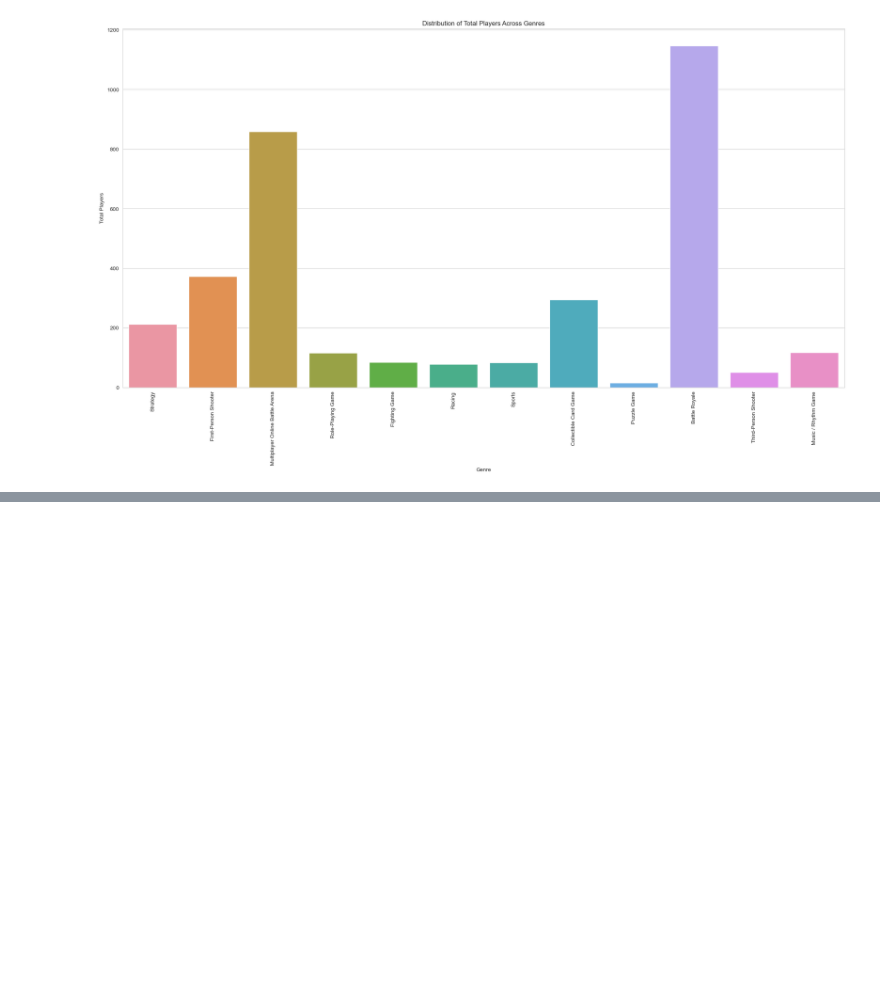
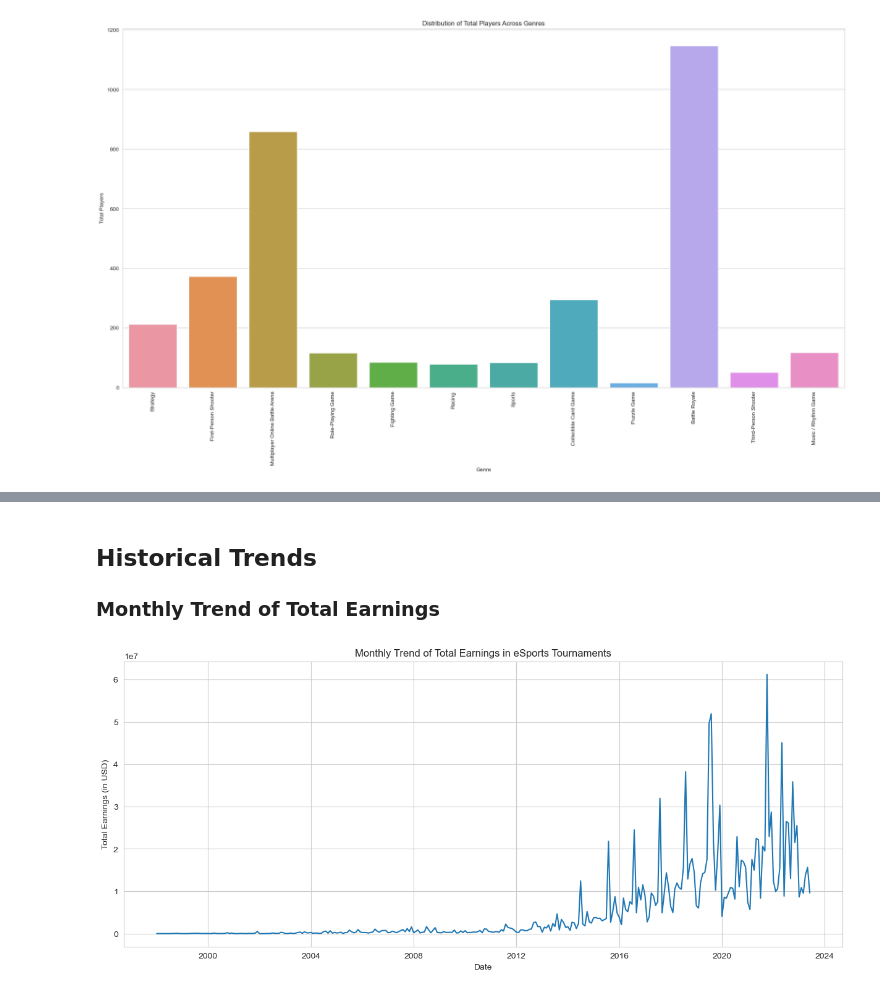
Before and after one commit to edwintyx/data-analysis-projects, a Jupyter notebook: eSports/Analysis/eSports Prize Analysis.ipynb, the cells around one changed output, grey strips where cells are left out. Cells and saved outputs as stored; diff of their text form; code cells hidden in the pictures; blank space fills up the shorter version.

```diff
--- a/eSports/Analysis/eSports Prize Analysis.ipynb
+++ b/eSports/Analysis/eSports Prize Analysis.ipynb
@@ -127,0 +138,19 @@ plt.show()
+# %% [markdown]
+## Historical Trends
+
+### Monthly Trend of Total Earnings
+# %%
+historical_esport_data['Date'] = pd.to_datetime(historical_esport_data['Date'])
+
+monthly_earnings = historical_esport_data.groupby(historical_esport_data['Date'].dt.to_period("M")).sum()['Earnings'].reset_index()
+monthly_earnings['Date'] = monthly_earnings['Date'].dt.to_timestamp()
+
+plt.figure(figsize=(15, 6))
+
+sns.lineplot(x='Date', y='Earnings', data=monthly_earnings)
+plt.title('Monthly Trend of Total Earnings in eSports Tournaments')
+plt.ylabel('Total Earnings (in USD)')
+plt.xlabel('Date')
+plt.show()
+# %% [output]
+[figure, added]
```
Also changed, not shown: parts of 25 cells of this notebook.
